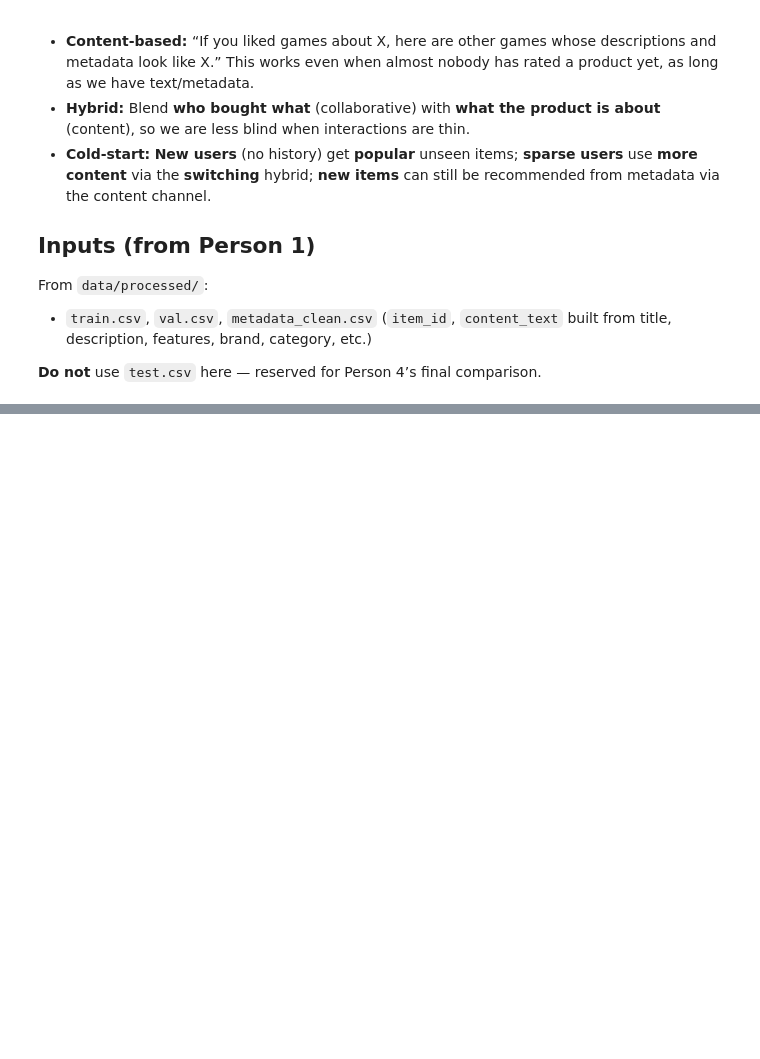
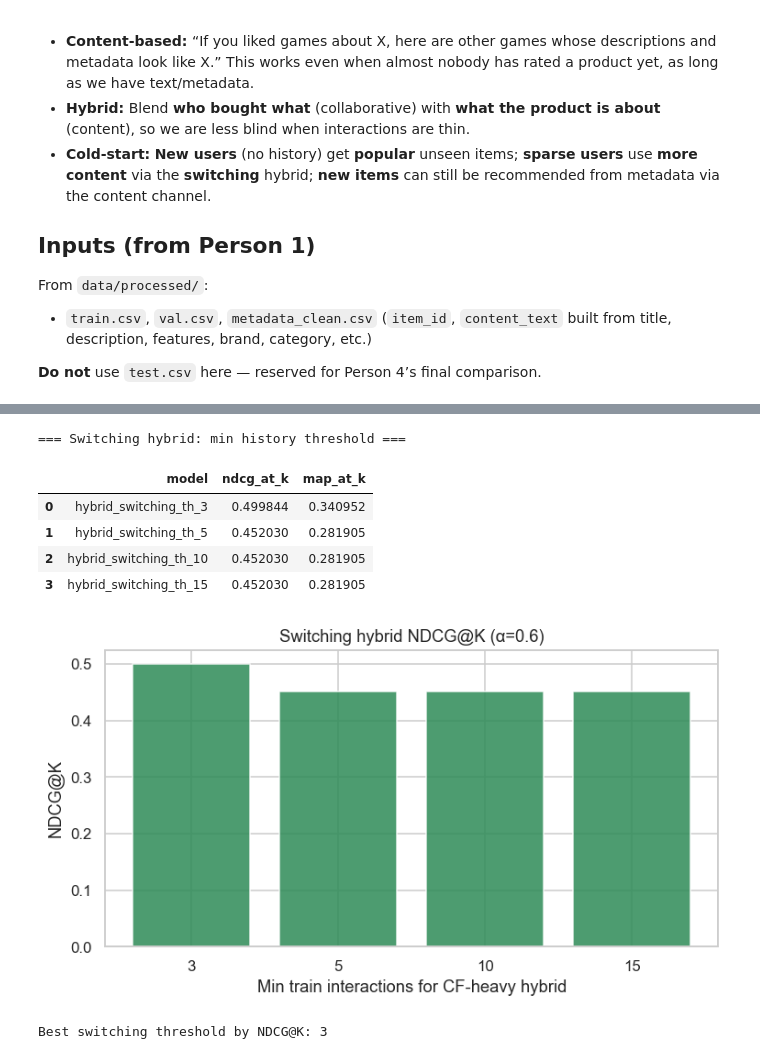
Before and after one commit to sofiasanjose/recsys-amazon-videogames, a Jupyter notebook: notebooks/03_content_based_and_hybrid.ipynb, the cells around one changed output, grey strips where cells are left out. Drawn from its saved outputs; the diff is of its cells as text; code cells hidden in the pictures; blank space fills up the shorter version.

```diff
--- a/notebooks/03_content_based_and_hybrid.ipynb
+++ b/notebooks/03_content_based_and_hybrid.ipynb
@@ -550,0 +617,41 @@ print("Saved:", OUTPUT_DIR / "person3_model_results.csv")
+# %%
+# --- 3) Switching threshold sweep (uses best α from previous cell) ---
+sw_rows = []
+for th in SWITCHING_THRESHOLDS:
+    sw_rows.append(
+        recommender.evaluate(
+            model_name=f"hybrid_switching_th_{th}",
+            recommend_fn=lambda u, k, rr=recommender, t=th: rr.recommend_switching_hybrid(
+                user_id=u, k=k, min_history_for_cf=t, alpha_cf=ALPHA_CF
+            ),
+            k=K,
+        )
+    )
+df_sw = pd.DataFrame(sw_rows)
+print("=== Switching hybrid: min history threshold ===")
+display(df_sw[["model", "ndcg_at_k", "map_at_k"]])
+
+fig, ax = plt.subplots(figsize=(7, 4))
+th_x = [int(m.split("_th_")[1]) for m in df_sw["model"]]
+ax.bar(range(len(th_x)), df_sw["ndcg_at_k"], color="seagreen", alpha=0.85)
+ax.set_xticks(range(len(th_x)))
+ax.set_xticklabels(th_x)
+ax.set_xlabel("Min train interactions for CF-heavy hybrid")
+ax.set_ylabel("NDCG@K")
+ax.set_title(f"Switching hybrid NDCG@K (α={ALPHA_CF})")
+plt.tight_layout()
+fig.savefig(FIG_DIR / "fig_switching_threshold_sweep.png", bbox_inches="tight")
+plt.show()
+
+best_th = int(df_sw.loc[df_sw["ndcg_at_k"].idxmax(), "model"].split("_th_")[1])
+MIN_HISTORY_FOR_CF = best_th
+print(f"Best switching threshold by NDCG@K: {MIN_HISTORY_FOR_CF}")
+# %% [output]
+=== Switching hybrid: min history threshold ===
+|  | model | ndcg_at_k | map_at_k |
+| 0 | hybrid_switching_th_3 | 0.499844 | 0.340952 |
+| 1 | hybrid_switching_th_5 | 0.452030 | 0.281905 |
+| 2 | hybrid_switching_th_10 | 0.452030 | 0.281905 |
+| 3 | hybrid_switching_th_15 | 0.452030 | 0.281905 |
+[figure, added]
+Best switching threshold by NDCG@K: 3
```
Also changed, not shown: parts of 16 cells of this notebook, 17 other files.
